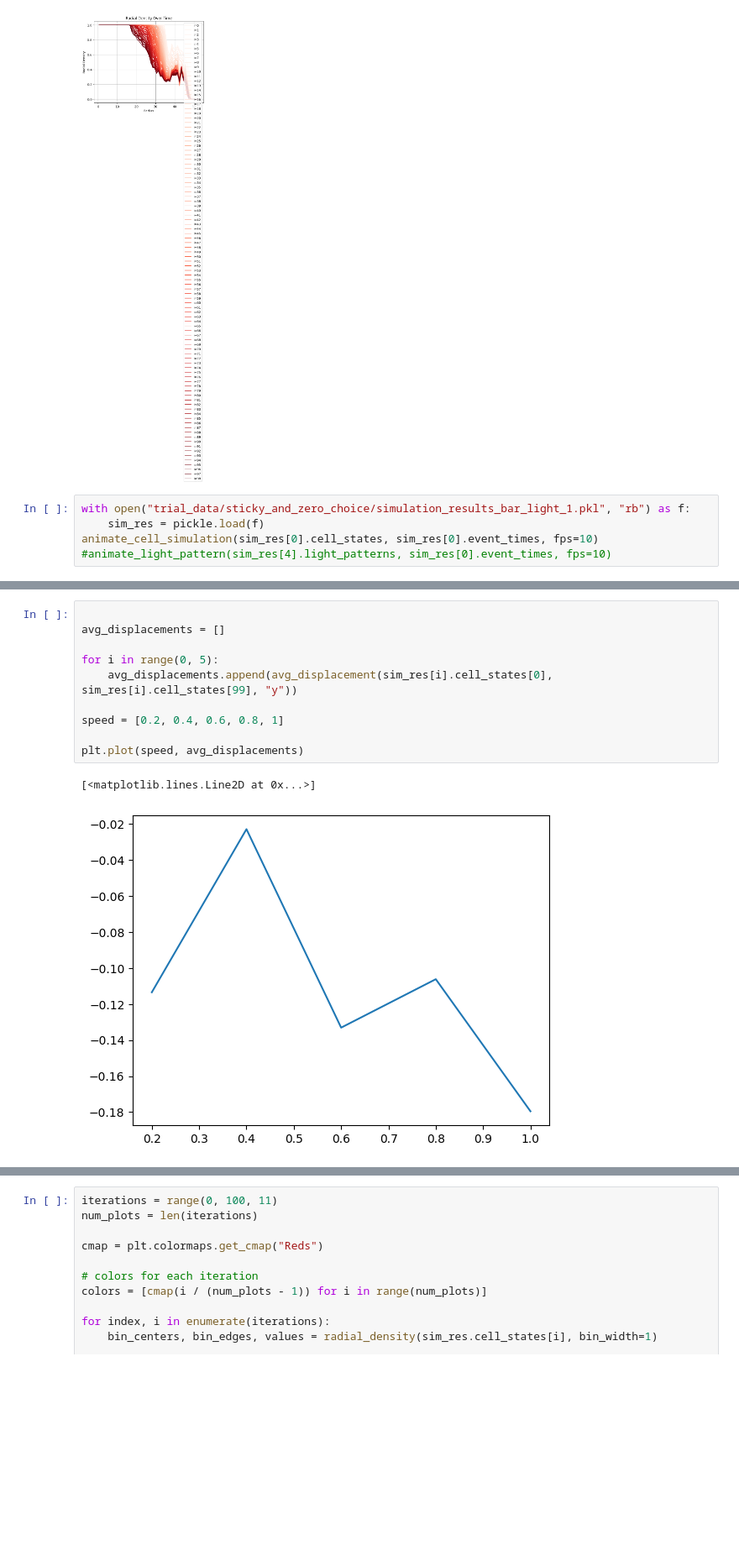
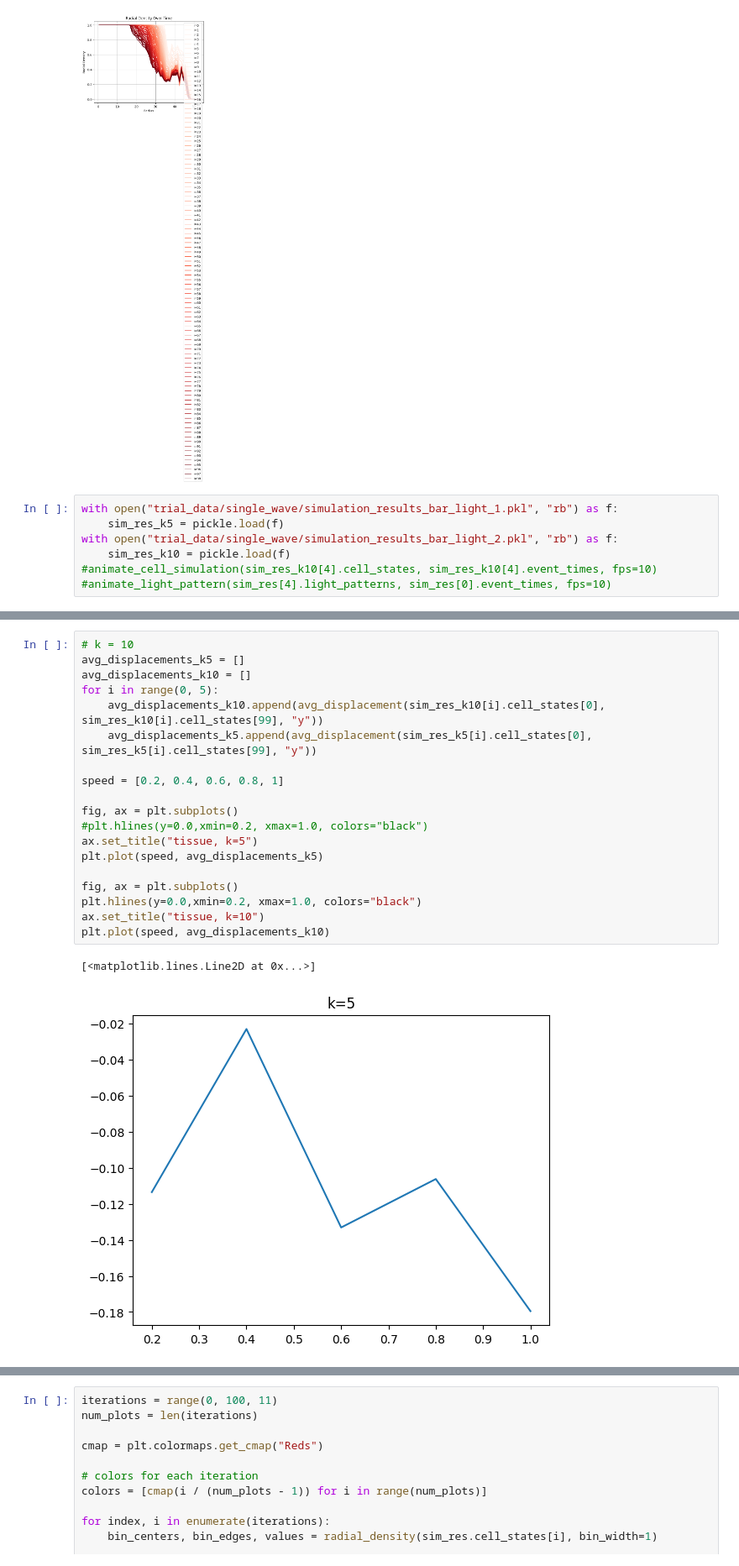
Before and after one commit to kav-kamath/MCF10A_collective_cell_migration, a Jupyter notebook: additional_plotting.ipynb, the cells around one changed output, grey strips where cells are left out. Shown at 84% size. Saved outputs shown, nothing was run; the diff lists cells and outputs as text; blank space fills up the shorter version.

Commit message:
single cell scan

```diff
--- a/additional_plotting.ipynb
+++ b/additional_plotting.ipynb
@@ -171,9 +171,11 @@ plt.show()
 # %% [output]
 [figure]
 # %%
-with open("trial_data/sticky_and_zero_choice/simulation_results_bar_light_1.pkl", "rb") as f:
-    sim_res = pickle.load(f)
-animate_cell_simulation(sim_res[0].cell_states, sim_res[0].event_times, fps=10)
+with open("trial_data/single_wave/simulation_results_bar_light_1.pkl", "rb") as f:
+    sim_res_k5 = pickle.load(f)
+with open("trial_data/single_wave/simulation_results_bar_light_2.pkl", "rb") as f:
+    sim_res_k10 = pickle.load(f)
+#animate_cell_simulation(sim_res_k10[4].cell_states, sim_res_k10[4].event_times, fps=10)
 #animate_light_pattern(sim_res[4].light_patterns, sim_res[0].event_times, fps=10)
 # %%
 #animate_cell_simulation(sim_res[2].cell_states, sim_res[2].event_times, fps=10)
@@ -206,13 +211,22 @@ print(disp)
 # %%
-
-avg_displacements = []
-
+# k = 10
+avg_displacements_k5 = []
+avg_displacements_k10 = []
 for i in range(0, 5):
-    avg_displacements.append(avg_displacement(sim_res[i].cell_states[0], sim_res[i].cell_states[99], "y"))
+    avg_displacements_k10.append(avg_displacement(sim_res_k10[i].cell_states[0], sim_res_k10[i].cell_states[99], "y"))
+    avg_displacements_k5.append(avg_displacement(sim_res_k5[i].cell_states[0], sim_res_k5[i].cell_states[99], "y"))
 
 speed = [0.2, 0.4, 0.6, 0.8, 1]
 
-plt.plot(speed, avg_displacements)
+fig, ax = plt.subplots()
+#plt.hlines(y=0.0,xmin=0.2, xmax=1.0, colors="black")
+ax.set_title("tissue, k=5")
+plt.plot(speed, avg_displacements_k5)
+
+fig, ax = plt.subplots()
+plt.hlines(y=0.0,xmin=0.2, xmax=1.0, colors="black")
+ax.set_title("tissue, k=10")
+plt.plot(speed, avg_displacements_k10)
 # %% [output]
 [<matplotlib.lines.Line2D at 0x...>]
-[figure, old version]
+[figure, new version]
```
Also changed, not shown: parts of 4 cells of this notebook, 9 other files.
